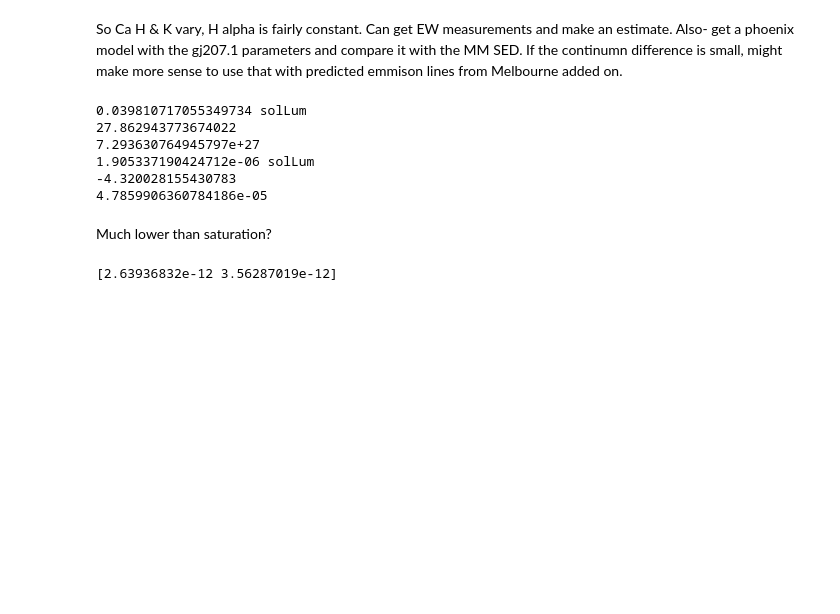
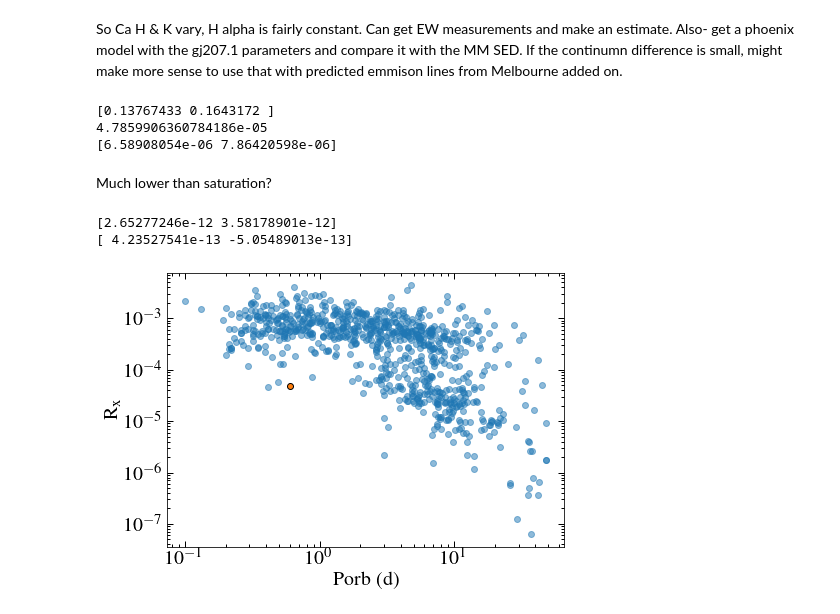
Before and after one commit to davidjwilson/gj207.1, a Jupyter notebook: gj207.1_pt2.ipynb, the cells around one changed output. Drawn from its saved outputs; the diff is of its cells as text; code cells hidden in the pictures; blank space fills up the shorter version.

Commit message:
xray ratio plot

```diff
--- a/gj207.1_pt2.ipynb
+++ b/gj207.1_pt2.ipynb
@@ -659,27 +636,57 @@ d = 15.78*u.pc
 lx=3.0763e-12*u.erg/u.cm**2/u.s
 lxsun = (lx*(d.to(u.cm))**2).to(u.Lsun)
 lstar = (10**-1.4)*u.Lsun
-print(lstar)
-print(np.log10((lx*(d.to(u.cm))**2).value))
-print(((lx*(d.to(u.cm))**2).value))
-print(lxsun)
-print(np.log10(lxsun/lstar))
-print((lxsun/lstar))
+# print(lstar)
+# print(np.log10((lx*(d.to(u.cm))**2).value))
+# print(((lx*(d.to(u.cm))**2).value))
+# print(lxsun)
+# print(np.log10(lxsun/lstar))
+# print((lxsun/lstar))
+
+lx_r = lxsun/lstar
+#confidence range
+frange = np.array([-11.5763, -11.4459])
+errors = abs(lx.value - 10**frange)
+eper = errors/lx.value
+print(eper)
+lx_r_e = lx_r * eper
+# print(eper)
+print(lx_r)
+print(lx_r_e)
+
+# lxloge = 0.434
+# print(10**frange)
+# print(lx - 10**frange)
+#even with errors the flux is too small
 # %% [output]
-0.039810717055349734 solLum
-27.862943773674022
-7.293630764945797e+27
-1.905337190424712e-06 solLum
--4.320028155430783
+[0.13767433 0.1643172 ]
 4.7859906360784186e-05
+[6.58908054e-06 7.86420598e-06]
 # %% [markdown]
 Much lower than saturation?
 # %%
-#confidence range
-lx_all = 3.0763e-12
-frange = np.array([-11.5763, -11.4459])
-print(10**frange)
-
-#even with errors the flux is too small
 # %% [output]
-[2.63936832e-12 3.56287019e-12]
+[2.65277246e-12 3.58178901e-12]
+[ 4.23527541e-13 -5.05489013e-13]
+# %%
+# xraycat = Table.read('{}xraycat/catalog.dat'.format(path), format='ascii.basic', delimiter='\b')
+# xraycat = np.genfromtxt('{}xraycat/catalog.dat'.format(path),  delimiter='\b', dtype=None)
+xraycat = fits.open('{}xraycat/J_ApJ_743_48_catalog.dat.fits'.format(path))
+# %%
+xraydata = xraycat[1].data
+# %%
+# xraydata.names
+plt.figure(figsize=(7, 5))
+plt.scatter(xraydata['Prot'], 10**xraydata['Lx/bol'], marker='o', alpha=0.5)
+plt.xscale('log')
+plt.yscale('log')
+porb = 0.60417356
+porb_e = 0.00000025
+plt.errorbar(porb, lxsun/lstar, yerr=[[lx_r_e[0]], [lx_r_e[1]]], marker='o', ls='none', c='C1', markeredgecolor='k')
+plt.xlabel('Porb (d)')
+plt.ylabel('R$_{\mathrm{x}}$')
+plt.tight_layout()
+plt.savefig('plots/Rx.png', dpi=150, facecolor='w')
+plt.savefig('plots/Rx.pdf', dpi=150, facecolor='w')
+# %% [output]
+[figure, added]
```
Also changed, not shown: parts of 9 cells of this notebook, 6 other files.
